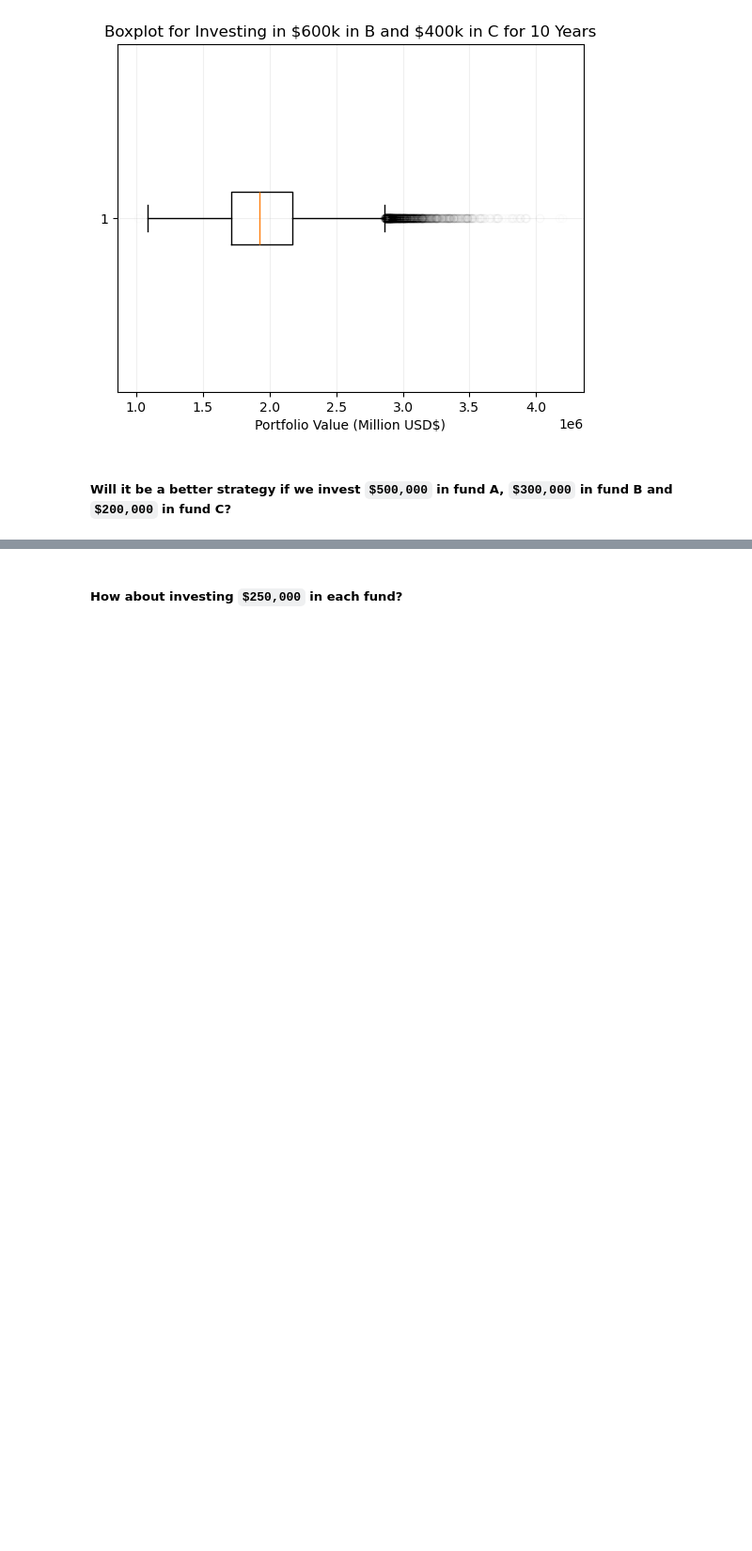
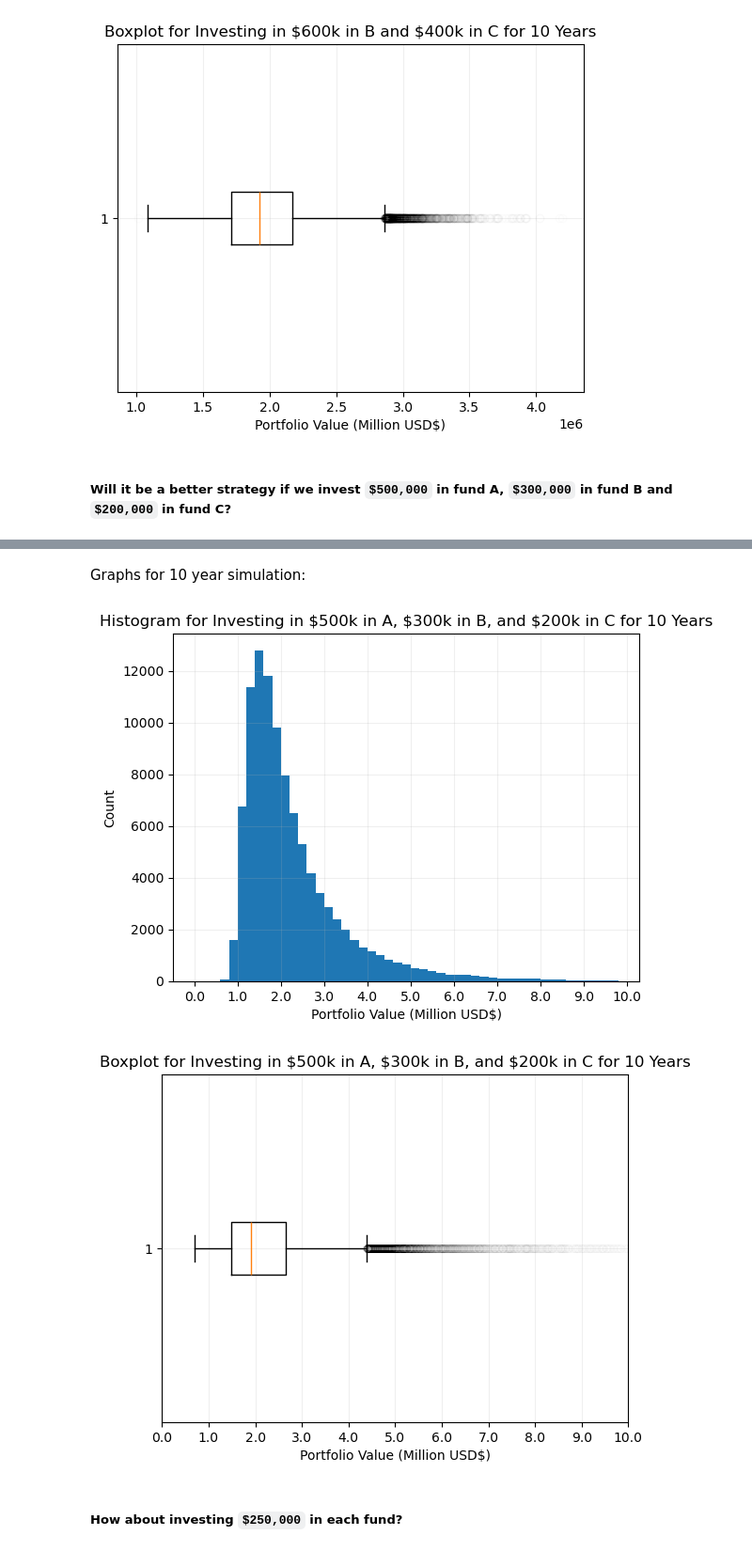
Before and after one commit to myin27/OR442-Term-Project, a Jupyter notebook: project.ipynb, the cells around one changed output, grey strips where cells are left out. Shown at 94% size. Saved outputs shown, nothing was run; the diff lists cells and outputs as text; code cells hidden in the pictures; blank space fills up the shorter version.

```diff
--- a/project.ipynb
+++ b/project.ipynb
@@ -582,0 +626,7 @@ plt.show()
+# %%
+portfolios = setup_portfolios([500000.0, 300000.0, 200000.0, 0], NUM_SIMS)
+simulate_multiple(portfolios, LONG_TERM_YEARS)
+
+portfolio_totals = get_portfolio_totals(portfolios)
+
+print_stats(portfolio_totals)
@@ -583,3 +644,26 @@ plt.show()
+# %% [markdown]
+Graphs for 10 year simulation:
+# %%
+plt.figure(23)
+histogram = plt.hist(portfolio_totals, bins=range(0, 10000000, 200000)) # each bin will be 200k
+plt.grid(alpha=0.2)
+plt.title(r"Histogram for Investing in \$500k in A, \$300k in B, and \$200k in C for 10 Years")
+plt.xlabel("Portfolio Value (Million USD$)")
+plt.xticks(range(0, 10000001, 1000000), list(np.arange(0, 10.1))) # type: ignore
+plt.ylabel("Count")
+
+plt.figure(24)
+box_plot = plt.boxplot(portfolio_totals, vert=False, flierprops={"alpha": 0.005})
+plt.grid(alpha=0.2)
+plt.title(r"Boxplot for Investing in \$500k in A, \$300k in B, and \$200k in C for 10 Years")
+plt.xlabel("Portfolio Value (Million USD$)")
+plt.xlim(0,10000000)
+plt.xticks(range(0, 10000001, 1000000), list(np.arange(0, 10.1))) # type: ignore
+
+plt.show()
+# %% [output]
+[figure, added]
+[figure, added]
 # %% [markdown]
 ##### How about investing `$250,000` in each fund?
 # %% [markdown]
```
Also changed, not shown: parts of 6 cells of this notebook.
